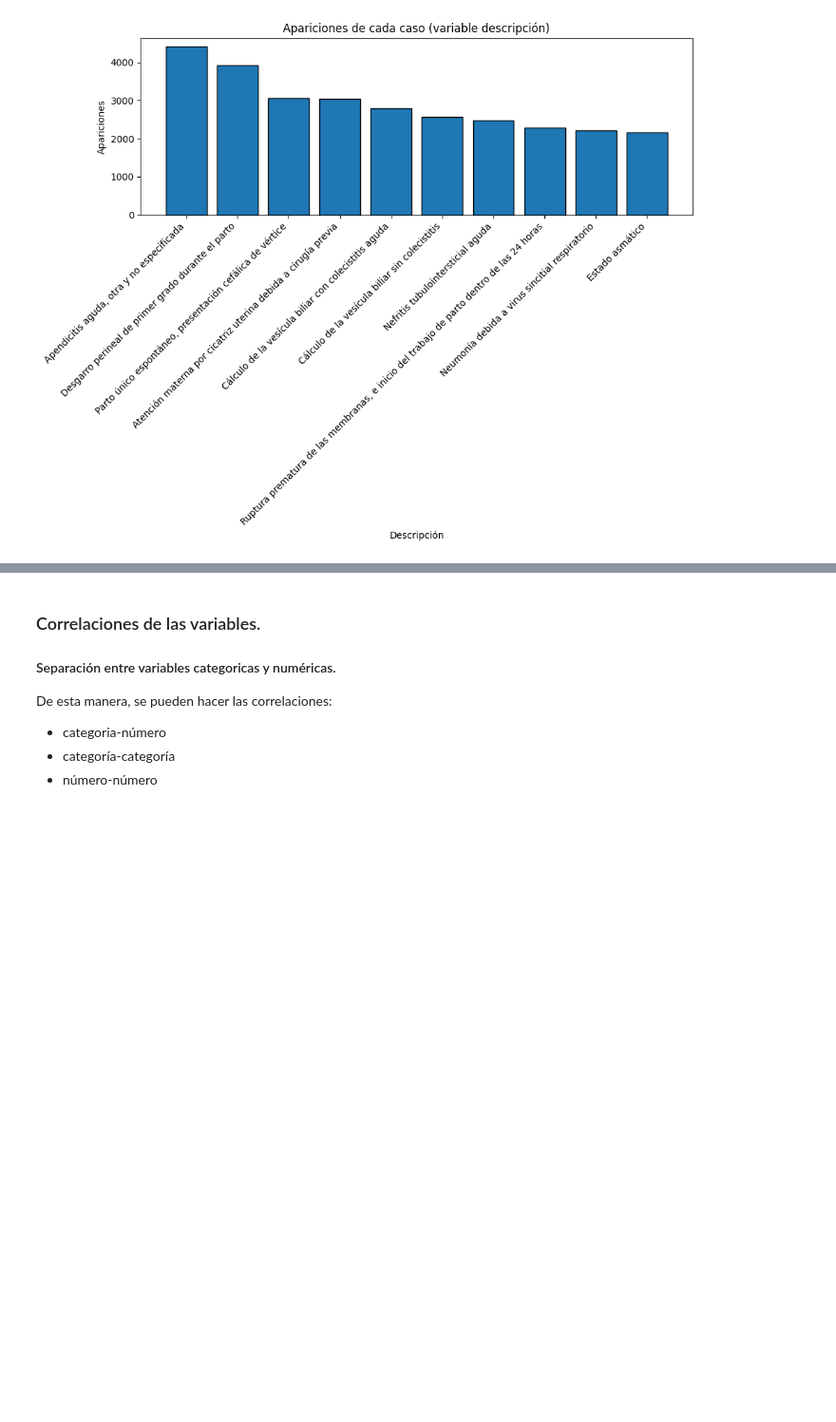
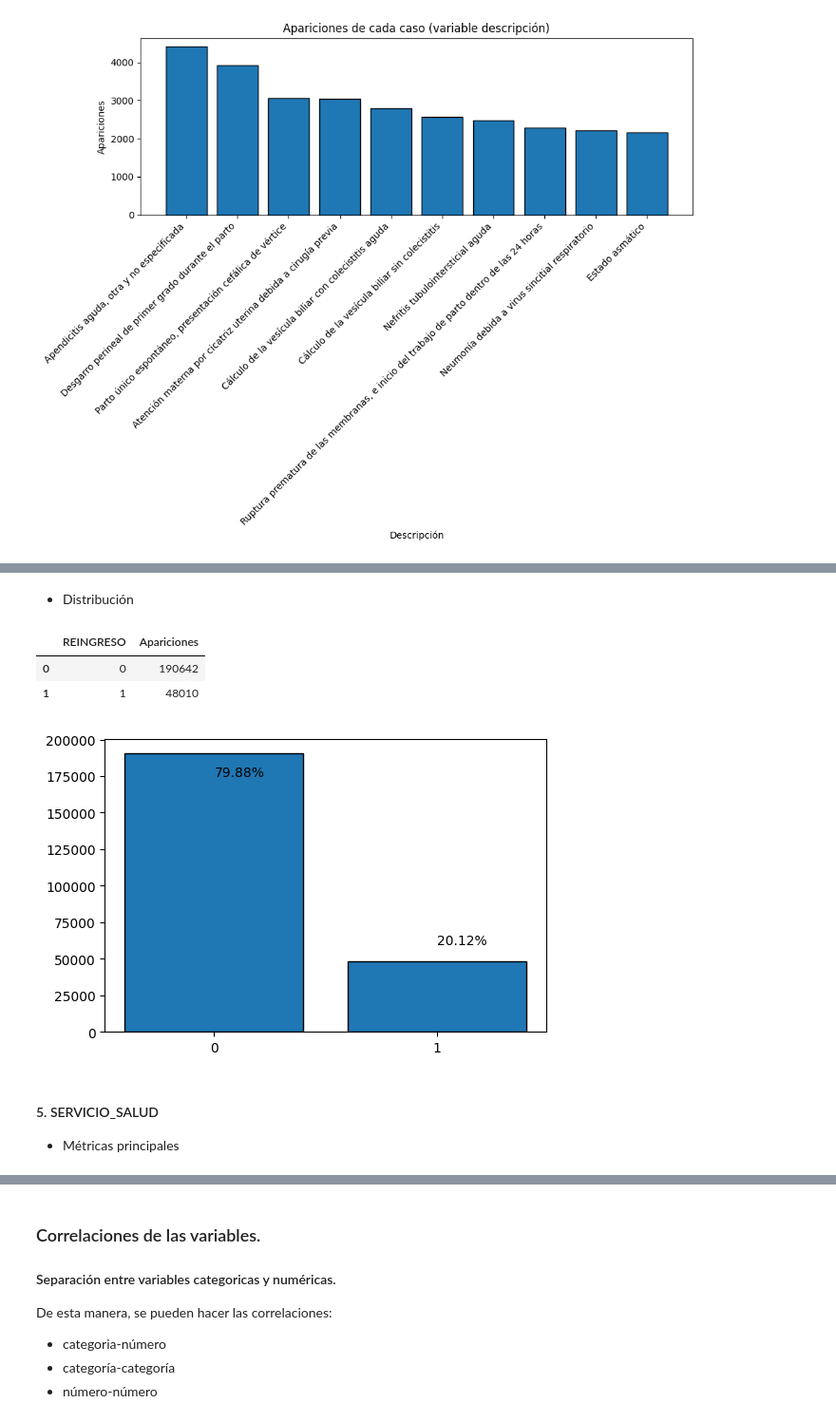
Before and after one commit to VichoRamirez/TOPD, a Jupyter notebook: Entrega_3/Entrega3_Sebastian_y_Vicente_Ramirez.ipynb, the cells around one changed output, grey strips where cells are left out. Shown: that part at 95% size. Saved outputs shown, nothing was run; the diff lists cells and outputs as text; code cells hidden in the pictures; blank space fills up the shorter version.

```diff
--- a/Entrega_3/Entrega3_Sebastian_y_Vicente_Ramirez.ipynb
+++ b/Entrega_3/Entrega3_Sebastian_y_Vicente_Ramirez.ipynb
@@ -735,0 +549,19 @@ Similar al boxplot anterior, complementar la información con los cuartiles resp
+# %% [markdown]
+- Distribución
+# %%
+reingreso_count = df.groupby("REINGRESO")['REINGRESO'].value_counts().to_frame(name = "Apariciones").reset_index()
+display(reingreso_count)
+
+plt.figure(figsize=(6,4))
+plt.bar(reingreso_count['REINGRESO'].astype(str), reingreso_count['Apariciones'], edgecolor='black')
+plt.text(0, 175000, f"{round(reingreso_count['Apariciones'][0]*100/reingreso_count['Apariciones'].sum(), 2)}%")
+plt.text(1, 60000, f"{round(reingreso_count['Apariciones'][1]*100/reingreso_count['Apariciones'].sum(), 2)}%")
+plt.show()
+# %% [output]
+|  | REINGRESO | Apariciones |
+| 0 | 0 | 190642 |
+| 1 | 1 | 48010 |
+[figure, added]
+# %% [markdown]
+#### 5. SERVICIO_SALUD
+- Métricas principales
```
Also changed, not shown: parts of 45 cells of this notebook, 4 other files.
